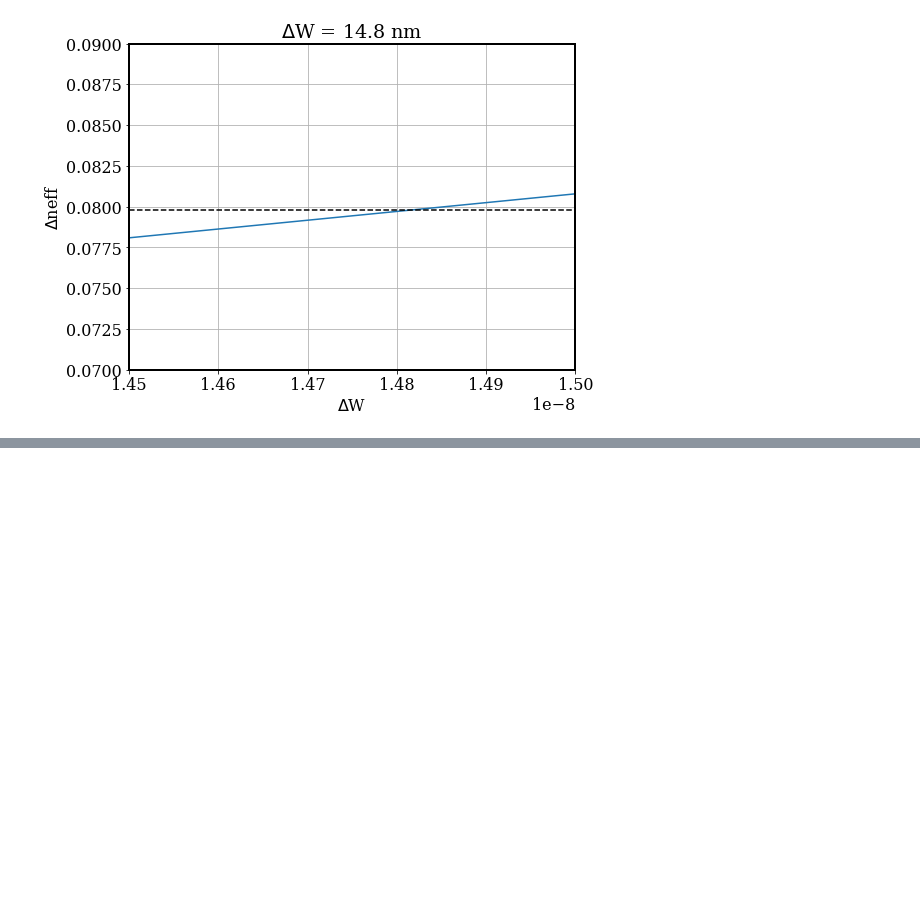
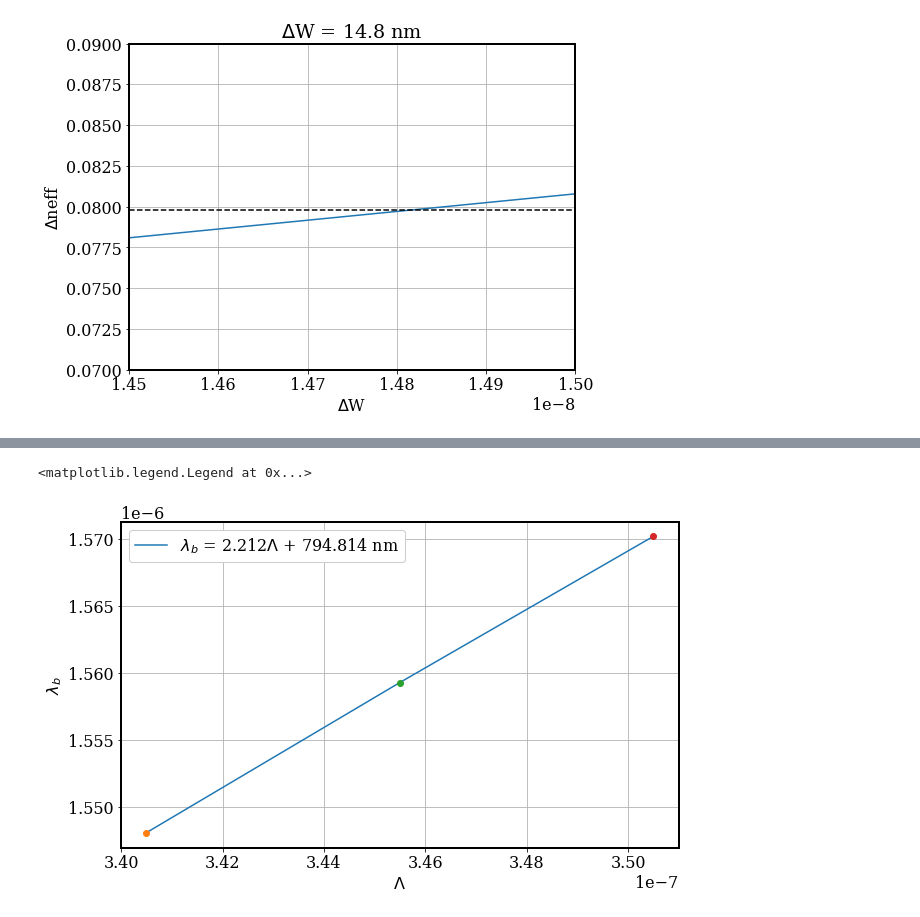
Before and after one commit to moisesoliveira08/BragGrating, a Jupyter notebook: Documentation/device.ipynb, the cells around one changed output, grey strips where cells are left out. Cells and saved outputs as stored; diff of their text form; code cells hidden in the pictures; blank space fills up the shorter version.

```diff
--- a/Documentation/device.ipynb
+++ b/Documentation/device.ipynb
@@ -261,0 +295,44 @@ ax[1].legend(loc = 'upper right')
+# %%
+mode.switchtolayout()
+number_of_iterations = 3
+period_var = np.linspace(period - 5e-9, period + 5e-9, number_of_iterations)
+lambda_brag = np.zeros(number_of_iterations)
+
+for i in range(number_of_iterations):
+    mode.switchtolayout()
+    mode.setnamed("guide1","x span",period_var[i]/2)
+    mode.setnamed('guide2','x',period_var[i]/4 + period_var[i]/4)
+    mode.setnamed('guide2','x span',period_var[i]/2)
+    mode.setnamed('guide_before','x min',-period_var[i]/4 - 0.5e-6)
+    mode.setnamed('guide_before','x max',-period_var[i]/4)
+    mode.setnamed('guide_after','x max',period_var[i]/4 + period_var[i]/4 + period_var[i]/4 + 0.5e-6)
+    mode.setnamed('guide_after','x min',period_var[i]/4 + period_var[i]/4 + period_var[i]/4)
+    mode.select('EME')
+    mode.set("group spans", np.transpose([0.25e-6, period_var[i]/2,period_var[i]/2,0.25e-6]))
+    mode.run()
+    mode.setemeanalysis("start wavelength",1500e-9)
+    mode.setemeanalysis("stop wavelength",1600e-9)
+    mode.emesweep('wavelength sweep')
+    S_parameters = mode.getemesweep("S_wavelength_sweep")
+    s11= abs(S_parameters['s11']**2)
+    wavelength = S_parameters['wavelength']
+    peak = find_peaks(s11, height=0.5)
+    peak_pos = wavelength[peak[0]]
+    lambda_brag[i] = peak_pos[0][0]
+# %%
+figure = plt.figure(figsize = (10, 6))
+plt.rc('font', **font)
+plt.rc('axes', linewidth=2)
+a = (lambda_brag[2] - lambda_brag[0])/(period_var[2] - period_var[0])
+b = lambda_brag[0] - a*period_var[0]
+plt.plot(period_var, lambda_brag, label = '$\lambda_b$ = ' + str(round(a, 3)) + '$\Lambda$' + ' + ' + str(round(b*1e9, 3)) + ' nm')
+plt.plot(period_var[0],lambda_brag[0], 'o')
+plt.plot(period_var[1],lambda_brag[1], 'o')
+plt.plot(period_var[2],lambda_brag[2], 'o')
+plt.xlabel('$\Lambda$')
+plt.ylabel('$\lambda_b$')
+plt.grid(True)
+plt.legend(loc = 'upper left', framealpha = 1)
+# %% [output]
+<matplotlib.legend.Legend at 0x...>
+[figure, added]
```
Also changed, not shown: parts of 5 cells of this notebook, 2 other files.
